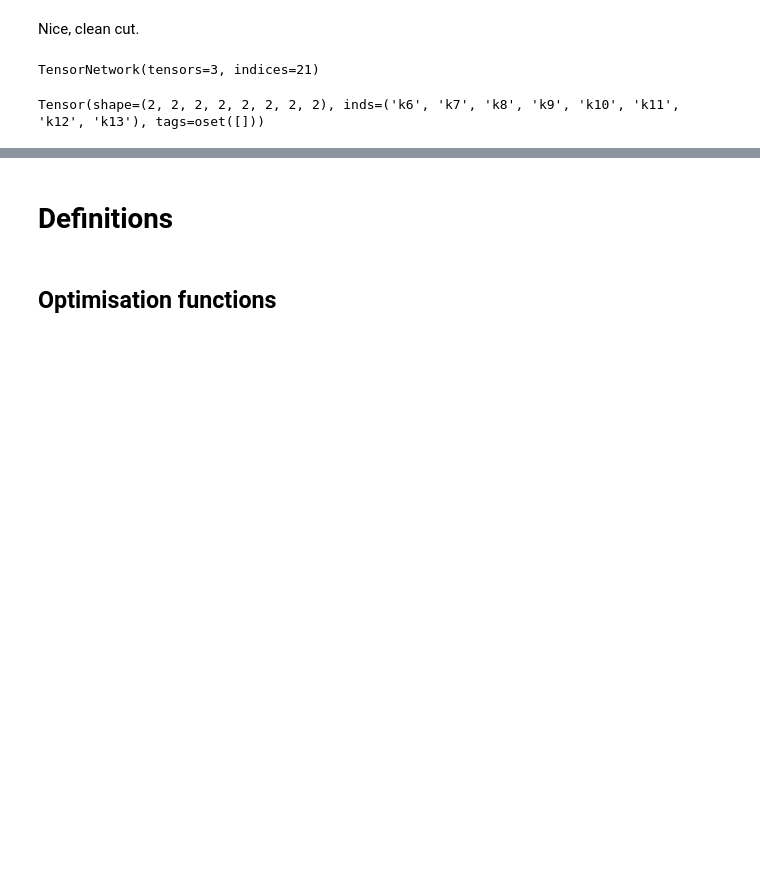
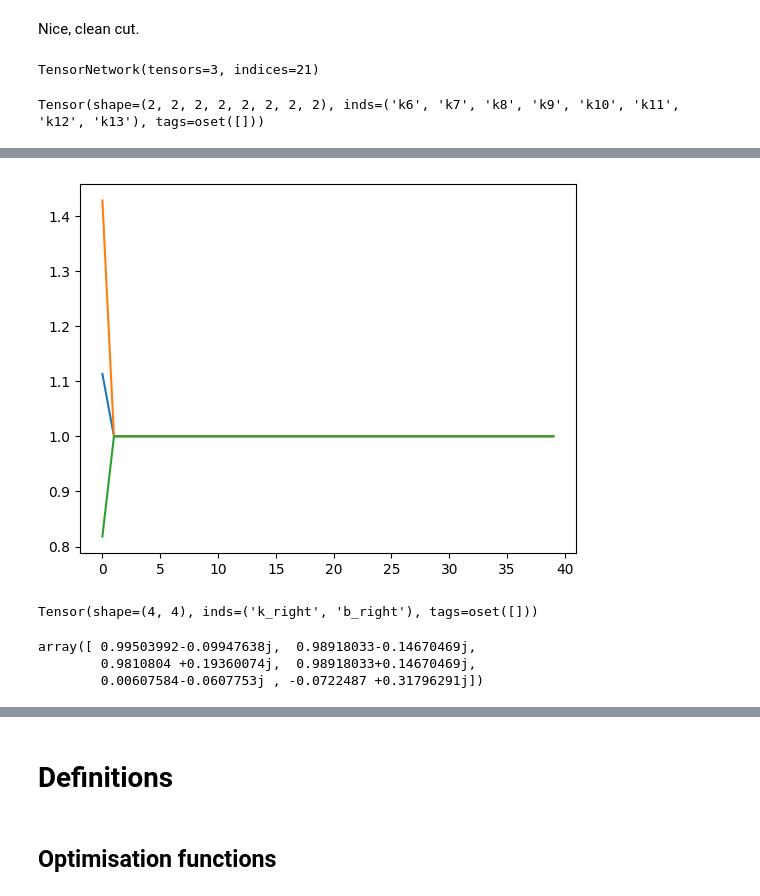
Before and after one commit to kieran-cooney/spt_numerical_classificiation, a Jupyter notebook: code/exact_diagonalization/finding_edge_projectors/find_edge_projectors_initial_test.ipynb, the cells around one changed output, grey strips where cells are left out. Drawn from its saved outputs; the diff is of its cells as text; code cells hidden in the pictures; blank space fills up the shorter version.

```diff
--- a/code/exact_diagonalization/finding_edge_projectors/find_edge_projectors_initial_test.ipynb
+++ b/code/exact_diagonalization/finding_edge_projectors/find_edge_projectors_initial_test.ipynb
@@ -612,0 +874,15 @@ for k2, bs in enumerate(symmetry_actions[1:], start=1):
+# %%
+edms = [
+    generate_edm(cut_psi, sites, s, 2)
+    for s in symmetry_actions[1:]
+]
+# %%
+defect_ops_results = [
+    solve_for_boundary_operators(edm, num_iters=20)
+    for edm in edms
+]
+# %%
+for l in defect_ops_results:
+    plt.plot(l[1])
+# %% [output]
+[figure, added]
@@ -612,0 +892,24 @@ for k2, bs in enumerate(symmetry_actions[1:], start=1):
+# %%
+left_rdm = (
+    cut_psi
+    & cut_psi.conj().reindex({f'k{i}': f'b{i}' for i in left_defect_sites})
+)
+left_rdm = left_rdm.contract()
+fuse_map = [
+    ('k_left', (f'k{i}' for i in left_defect_sites)),
+    ('b_left', (f'b{i}' for i in left_defect_sites))
+]
+left_rdm.fuse(fuse_map, inplace=True)
+
+right_rdm = (
+    cut_psi
+    & cut_psi.conj().reindex({f'k{i}': f'b{i}' for i in right_defect_sites})
+)
+right_rdm = right_rdm.contract()
+fuse_map = [
+    ('k_right', (f'k{i}' for i in right_defect_sites)),
+    ('b_right', (f'b{i}' for i in right_defect_sites))
+]
+right_rdm.fuse(fuse_map, inplace=True)
+# %% [output]
+Tensor(shape=(4, 4), inds=('k_right', 'b_right'), tags=oset([]))
@@ -612,0 +921,6 @@ for k2, bs in enumerate(symmetry_actions[1:], start=1):
+# %%
+left_phases
+# %% [output]
+array([ 0.99503992-0.09947638j,  0.98918033-0.14670469j,
+        0.9810804 +0.19360074j,  0.98918033+0.14670469j,
+        0.00607584-0.0607753j , -0.0722487 +0.31796291j])
```
Also changed, not shown: parts of 126 cells of this notebook.
